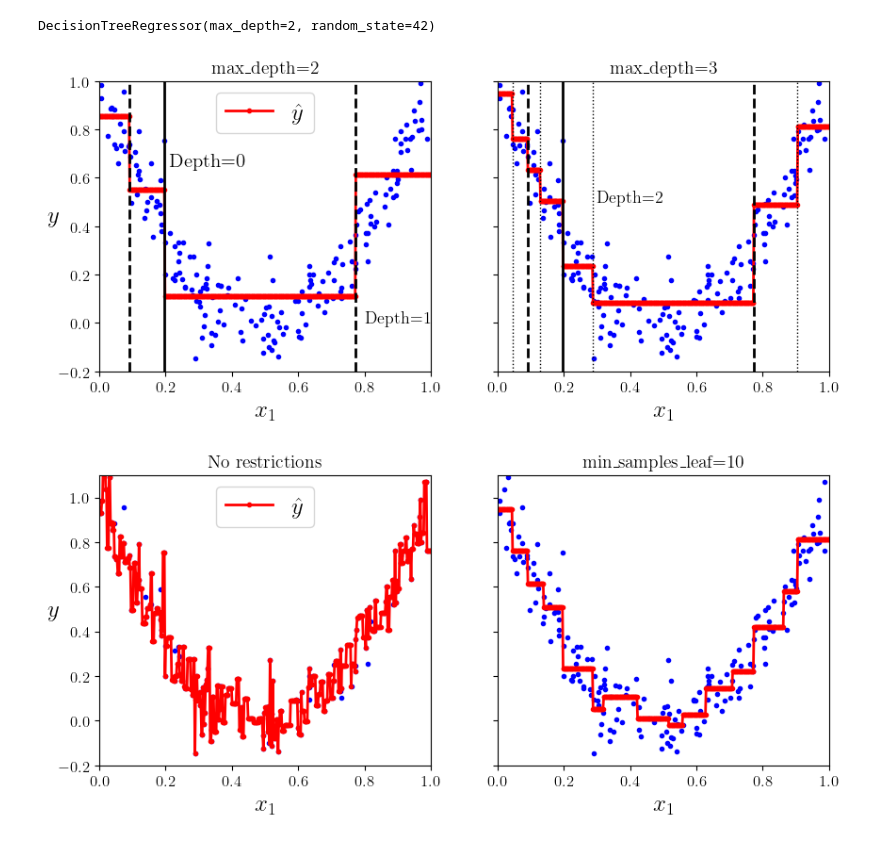
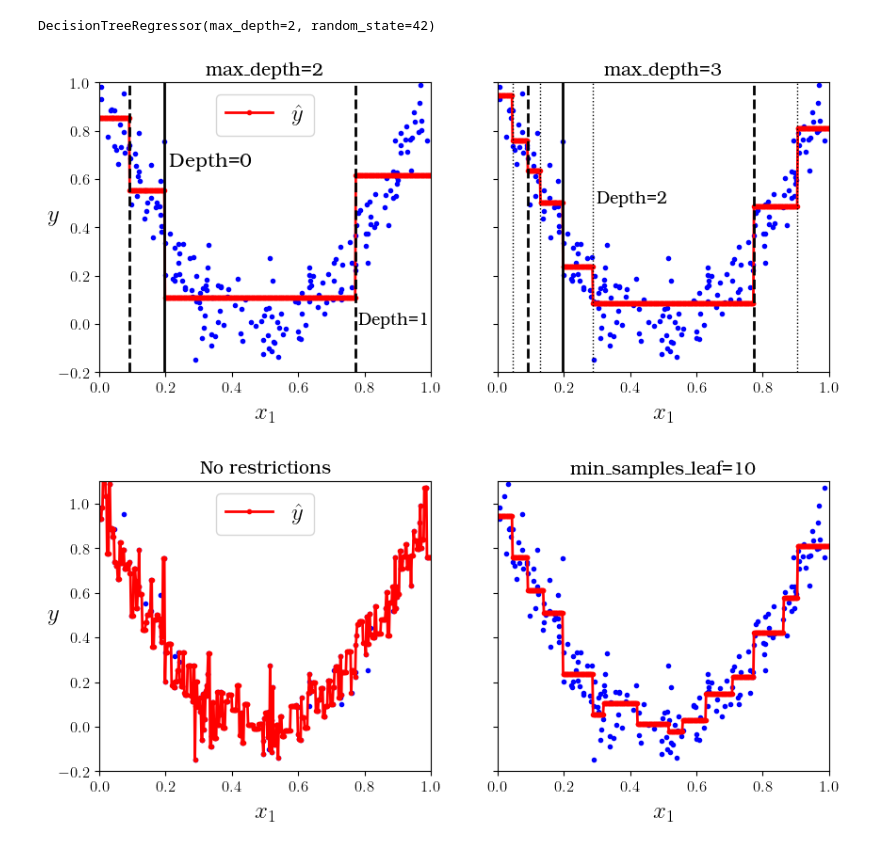
Before and after one commit to hiwafi/thesis-write-, a Jupyter notebook: GeronDiag.ipynb, the cells around one changed output. Drawn from its saved outputs; the diff is of its cells as text; code cells hidden in the pictures.

```diff
--- a/GeronDiag.ipynb
+++ b/GeronDiag.ipynb
@@ -36,43 +36,44 @@ tree_reg1.fit(X, y)
 tree_reg2.fit(X, y)
 
 plt.rcParams.update({
-"text.usetex": True,
-"font.family": "serif",
-})
+	"text.usetex": True,
+	"font.family": "serif",
+	"font.sans-serif": "bookman",
+	})
 
 def plot_regression_predictions(tree_reg, X, y, axes=[0, 1, -0.2, 1], ylabel="$y$"):
     x1 = np.linspace(axes[0], axes[1], 500).reshape(-1, 1)
     y_pred = tree_reg.predict(x1)
     plt.axis(axes)
     plt.xlabel("$x_1$", fontsize=18)
     if ylabel:
         plt.ylabel(ylabel, fontsize=18, rotation=0)
     plt.plot(X, y, "b.")
     plt.plot(x1, y_pred, "r.-", linewidth=2, label=r"$\hat{y}$")
 
 fig, axes = plt.subplots(ncols=2, figsize=(10, 4), sharey=True)
 plt.sca(axes[0])
 plot_regression_predictions(tree_reg1, X, y)
 for split, style in ((0.1973, "k-"), (0.0917, "k--"), (0.7718, "k--")):
     plt.plot([split, split], [-0.2, 1], style, linewidth=2)
 plt.text(0.21, 0.65, "Depth=0", fontsize=15)
 # plt.text(0.0, 0.2, "Depth=1", fontsize=13)
-plt.text(0.8, 0, "Depth=1", fontsize=13)
+plt.text(0.78, 0, "Depth=1", fontsize=13)
 plt.legend(loc="upper center", fontsize=18)
 plt.title("max_depth=2", fontsize=14)
 
 plt.sca(axes[1])
 plot_regression_predictions(tree_reg2, X, y, ylabel=None)
 for split, style in ((0.1973, "k-"), (0.0917, "k--"), (0.7718, "k--")):
     plt.plot([split, split], [-0.2, 1], style, linewidth=2)
 for split in (0.0458, 0.1298, 0.2873, 0.9040):
     plt.plot([split, split], [-0.2, 1], "k:", linewidth=1)
 plt.text(0.3, 0.5, "Depth=2", fontsize=13)
 plt.title("max_depth=3", fontsize=14)
 
 plt.show()
 # %% [output]
-[figure, old version]
+[figure, new version]
 # %%
 tree_reg1 = DecisionTreeRegressor(random_state=42)
 tree_reg2 = DecisionTreeRegressor(random_state=42, min_samples_leaf=10)
@@ -104,4 +105,4 @@ plt.title("min_samples_leaf={}".format(tree_reg2.min_samples_leaf), fontsize=14)
 # save_fig("tree_regression_regularization_plot")
 plt.show()
 # %% [output]
-[figure, old version]
+[figure, new version]
```
Also changed, not shown: 5 other files.
